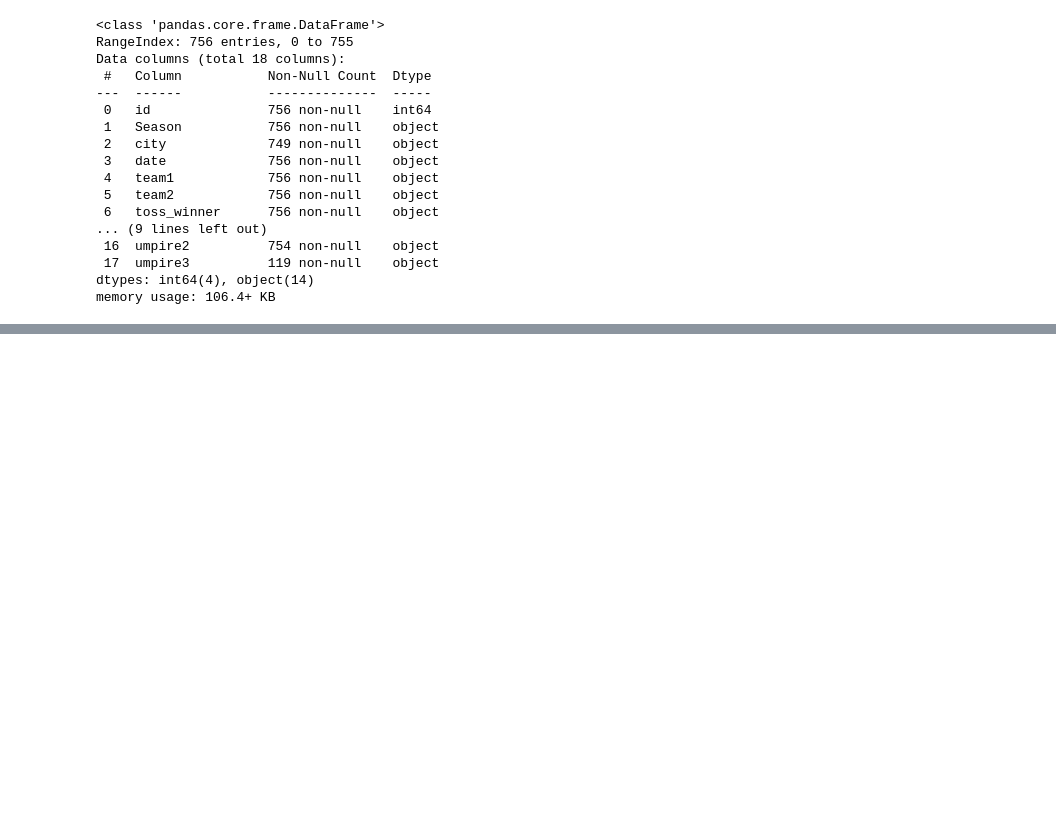
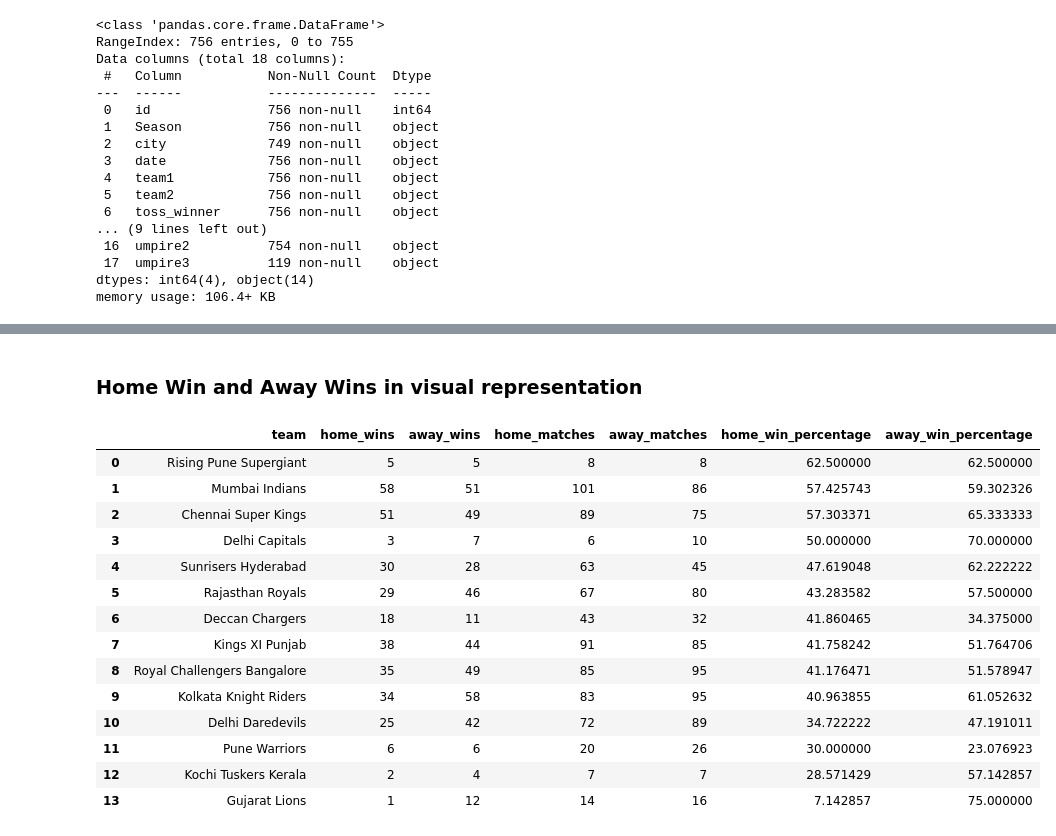
Before and after one commit to priyanships31/ipl-t20-cricket-analysis, a Jupyter notebook: Priyanshi_Singh_24_02_2021_IPL_T20_Cricket_Analysis_Capstone_Project.ipynb, the cells around one changed output, grey strips where cells are left out. Saved outputs shown, nothing was run; the diff lists cells and outputs as text; code cells hidden in the pictures; blank space fills up the shorter version.

```diff
--- a/Priyanshi_Singh_24_02_2021_IPL_T20_Cricket_Analysis_Capstone_Project.ipynb
+++ b/Priyanshi_Singh_24_02_2021_IPL_T20_Cricket_Analysis_Capstone_Project.ipynb
@@ -133,0 +254,20 @@ matches_df.describe()
+# %% [markdown]
+### Home Win and Away Wins in visual representation
+# %%
+teamwise_home_and_away_df
+# %% [output]
+|  | team | home_wins | away_wins | home_matches | away_matches | home_win_percentage | away_win_percentage |
+| 0 | Rising Pune Supergiant | 5 | 5 | 8 | 8 | 62.500000 | 62.500000 |
+| 1 | Mumbai Indians | 58 | 51 | 101 | 86 | 57.425743 | 59.302326 |
+| 2 | Chennai Super Kings | 51 | 49 | 89 | 75 | 57.303371 | 65.333333 |
+| 3 | Delhi Capitals | 3 | 7 | 6 | 10 | 50.000000 | 70.000000 |
+| 4 | Sunrisers Hyderabad | 30 | 28 | 63 | 45 | 47.619048 | 62.222222 |
+| 5 | Rajasthan Royals | 29 | 46 | 67 | 80 | 43.283582 | 57.500000 |
+| 6 | Deccan Chargers | 18 | 11 | 43 | 32 | 41.860465 | 34.375000 |
+| 7 | Kings XI Punjab | 38 | 44 | 91 | 85 | 41.758242 | 51.764706 |
+| 8 | Royal Challengers Bangalore | 35 | 49 | 85 | 95 | 41.176471 | 51.578947 |
+| 9 | Kolkata Knight Riders | 34 | 58 | 83 | 95 | 40.963855 | 61.052632 |
+| 10 | Delhi Daredevils | 25 | 42 | 72 | 89 | 34.722222 | 47.191011 |
+| 11 | Pune Warriors | 6 | 6 | 20 | 26 | 30.000000 | 23.076923 |
+| 12 | Kochi Tuskers Kerala | 2 | 4 | 7 | 7 | 28.571429 | 57.142857 |
+| 13 | Gujarat Lions | 1 | 12 | 14 | 16 | 7.142857 | 75.000000 |
```
Also changed, not shown: parts of 20 cells of this notebook.
